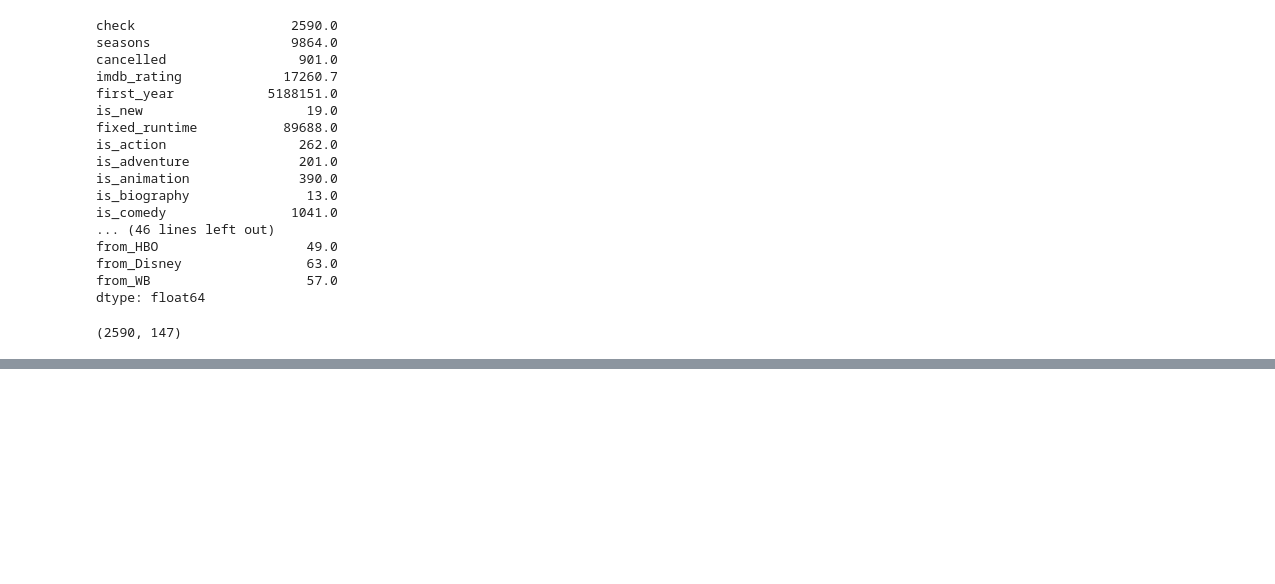
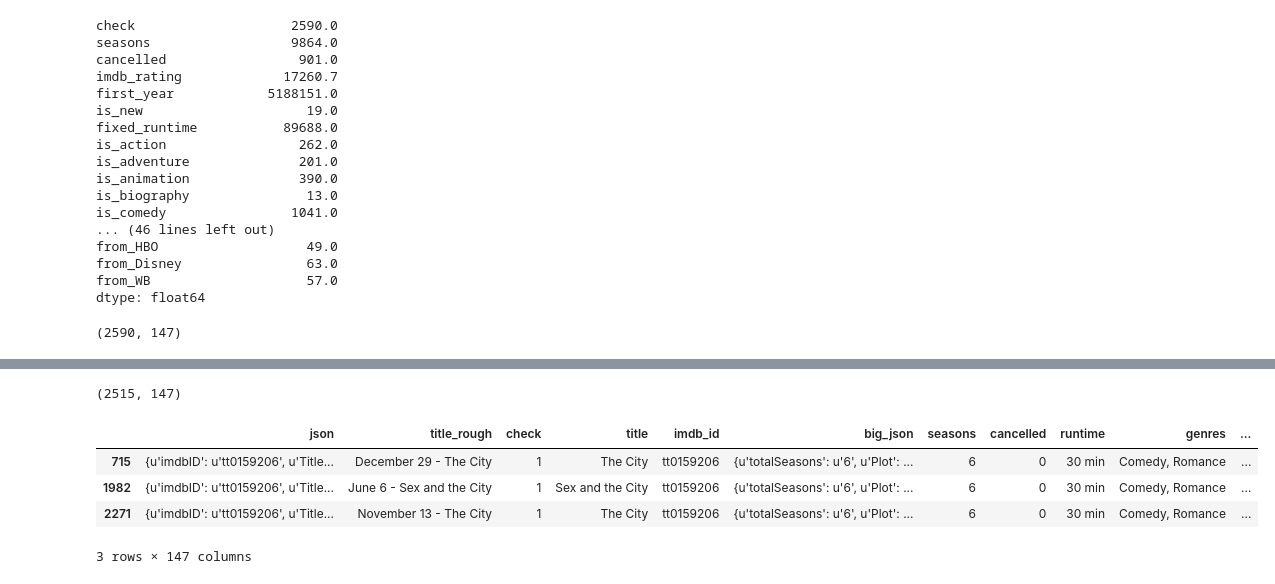
Before and after one commit to cgeppig/Will_My_Show_Get_Cancelled, a Jupyter notebook: Capstone Data Acquisition.ipynb, the cells around one changed output, grey strips where cells are left out. Cells and saved outputs as stored; diff of their text form; code cells hidden in the pictures; blank space fills up the shorter version.

```diff
--- a/Capstone Data Acquisition.ipynb
+++ b/Capstone Data Acquisition.ipynb
@@ -1286,3 +1288,7 @@ shows.to_csv('scraped_data5.csv', encoding='utf-8')
 shows.shape
 # %% [output]
 (2590, 147)
+# %%
+pd.set_option('max_seq_items', 200)
+# %%
+pd.set_option("display.max_rows", 200)
@@ -1288,0 +1319,12 @@ shows.shape
+# %%
+shows.shape
+# %% [output]
+(2515, 147)
+# %%
+shows[shows['imdb_id']== 'tt0159206']
+# %% [output]
+|  | json | title_rough | check | title | imdb_id | big_json | seasons | cancelled | runtime | genres | ... |
+| 715 | {u'imdbID': u'tt0159206', u'Title... | December 29 - The City | 1 | The City | tt0159206 | {u'totalSeasons': u'6', u'Plot': ... | 6 | 0 | 30 min | Comedy, Romance | ... |
+| 1982 | {u'imdbID': u'tt0159206', u'Title... | June 6 - Sex and the City | 1 | Sex and the City | tt0159206 | {u'totalSeasons': u'6', u'Plot': ... | 6 | 0 | 30 min | Comedy, Romance | ... |
+| 2271 | {u'imdbID': u'tt0159206', u'Title... | November 13 - The City | 1 | The City | tt0159206 | {u'totalSeasons': u'6', u'Plot': ... | 6 | 0 | 30 min | Comedy, Romance | ... |
+3 rows × 147 columns
```
Also changed, not shown: parts of 11 cells of this notebook, 3 other files.
